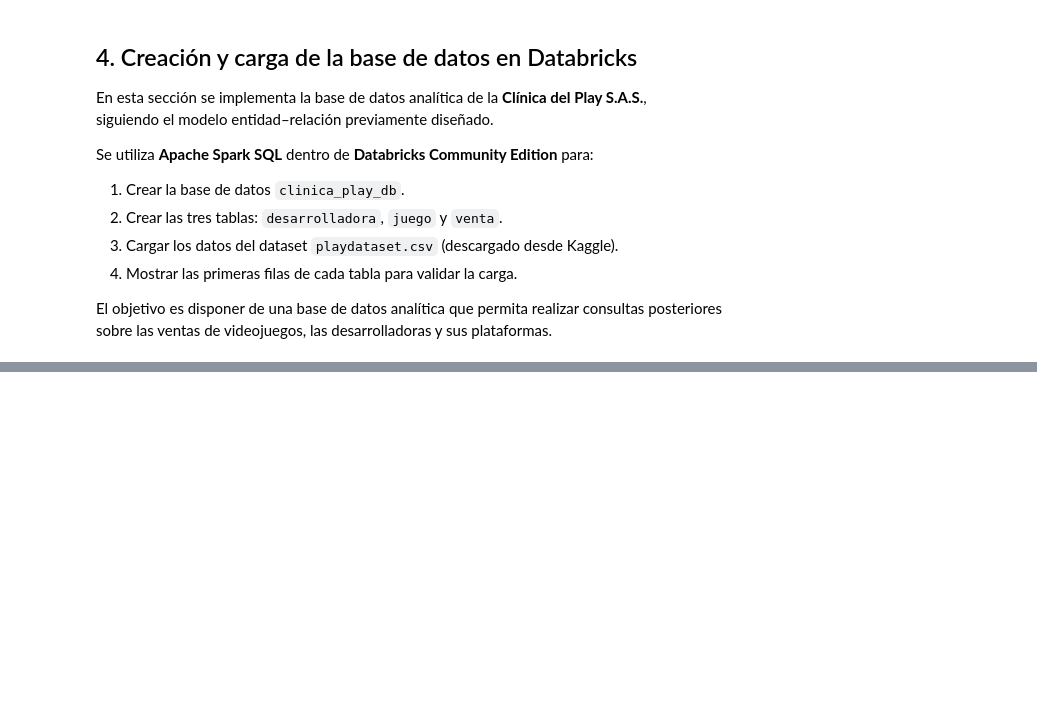
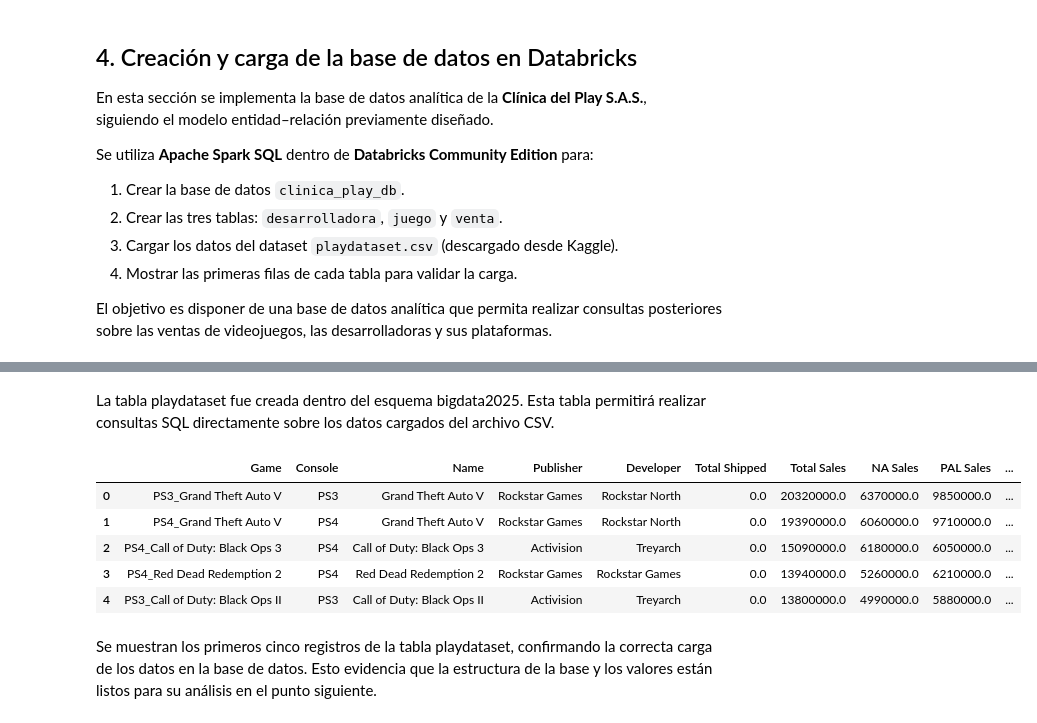
Before and after one commit to justinbeckham1204/Actividad_1, a Jupyter notebook: src/bigdata/Actividad_1.ipynb, the cells around one changed output, grey strips where cells are left out. Drawn from its saved outputs; the diff is of its cells as text; code cells hidden in the pictures; blank space fills up the shorter version.

```diff
--- a/src/bigdata/Actividad_1.ipynb
+++ b/src/bigdata/Actividad_1.ipynb
@@ -149,0 +259,20 @@ posteriores sobre las ventas de videojuegos, las desarrolladoras y sus plataform
+# %% [markdown]
+La tabla playdataset fue creada dentro del esquema bigdata2025.
+Esta tabla permitirá realizar consultas SQL directamente sobre los datos cargados del archivo CSV.
+# %%
+# ============================================
+# 4. VERIFICACIÓN DE LA CARGA DE DATOS
+# ============================================
+
+# Mostrar las primeras filas directamente con SQL
+spark.sql("SELECT * FROM bigdata2025.playdataset LIMIT 5").toPandas()
+# %% [output]
+|  | Game | Console | Name | Publisher | Developer | Total Shipped | Total Sales | NA Sales | PAL Sales | ... |
+| 0 | PS3_Grand Theft Auto V | PS3 | Grand Theft Auto V | Rockstar Games | Rockstar North | 0.0 | 20320000.0 | 6370000.0 | 9850000.0 | ... |
+| 1 | PS4_Grand Theft Auto V | PS4 | Grand Theft Auto V | Rockstar Games | Rockstar North | 0.0 | 19390000.0 | 6060000.0 | 9710000.0 | ... |
+| 2 | PS4_Call of Duty: Black Ops 3 | PS4 | Call of Duty: Black Ops 3 | Activision | Treyarch | 0.0 | 15090000.0 | 6180000.0 | 6050000.0 | ... |
+| 3 | PS4_Red Dead Redemption 2 | PS4 | Red Dead Redemption 2 | Rockstar Games | Rockstar Games | 0.0 | 13940000.0 | 5260000.0 | 6210000.0 | ... |
+| 4 | PS3_Call of Duty: Black Ops II | PS3 | Call of Duty: Black Ops II | Activision | Treyarch | 0.0 | 13800000.0 | 4990000.0 | 5880000.0 | ... |
+# %% [markdown]
+Se muestran los primeros cinco registros de la tabla playdataset, confirmando la correcta carga de los datos en la base de datos.
+Esto evidencia que la estructura de la base y los valores están listos para su análisis en el punto siguiente.
```
Also changed, not shown: parts of 18 cells of this notebook, 5 other files.
